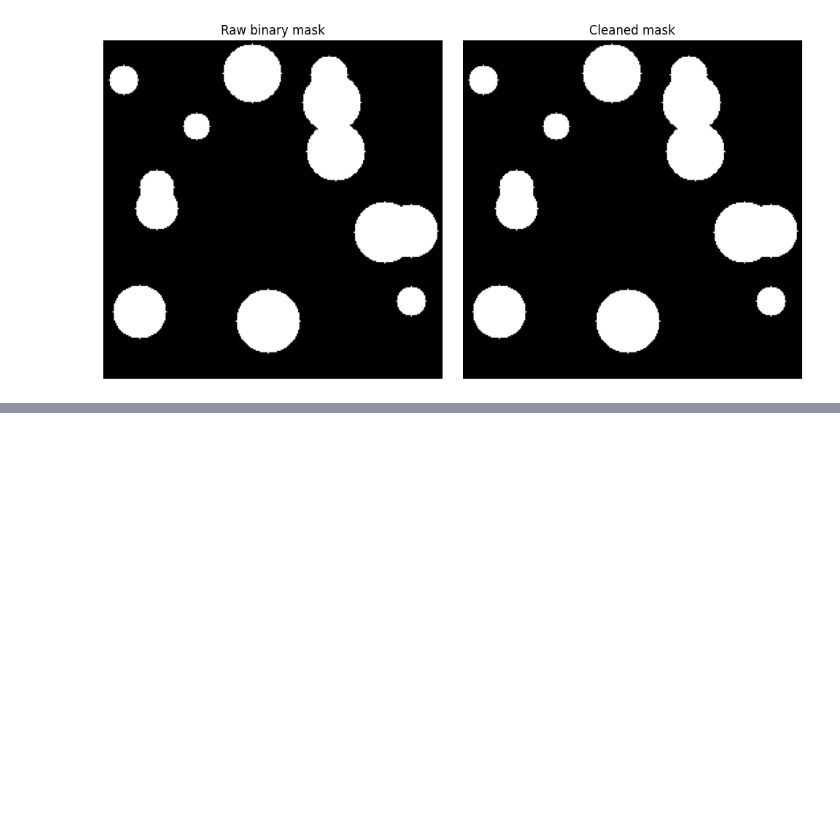
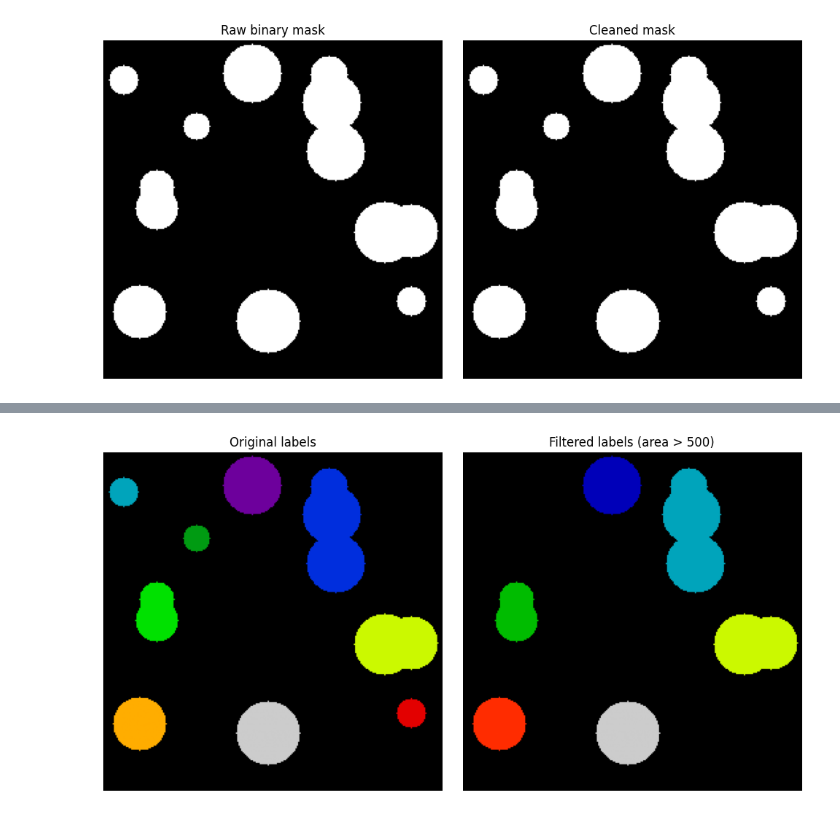
Before and after one commit to peterzm/ai-imaging-portfolio, a Jupyter notebook: 03_computer_vision/notebooks/08_region_based_analysis_intro.ipynb, the cells around one changed output, grey strips where cells are left out. Saved outputs shown, nothing was run; the diff lists cells and outputs as text; code cells hidden in the pictures; blank space fills up the shorter version.

```diff
--- a/03_computer_vision/notebooks/08_region_based_analysis_intro.ipynb
+++ b/03_computer_vision/notebooks/08_region_based_analysis_intro.ipynb
@@ -175,0 +266,14 @@ show_images(
+# %%
+valid_labels = df_regions[df_regions["area"] > 500]["label"].values
+filtered_mask = np.isin(labeled_regions, valid_labels)
+filtered_labels = measure.label(filtered_mask)
+
+show_images(
+    [labeled_regions, filtered_labels],
+    ["Original labels", "Filtered labels (area > 500)"],
+    cmap='nipy_spectral',
+    figsize=(10, 5),
+    save_path="../figures/figures_region_based/filtered_regions.png"
+)
+# %% [output]
+[figure, added]
```
Also changed, not shown: parts of 9 cells of this notebook, 4 other files.
